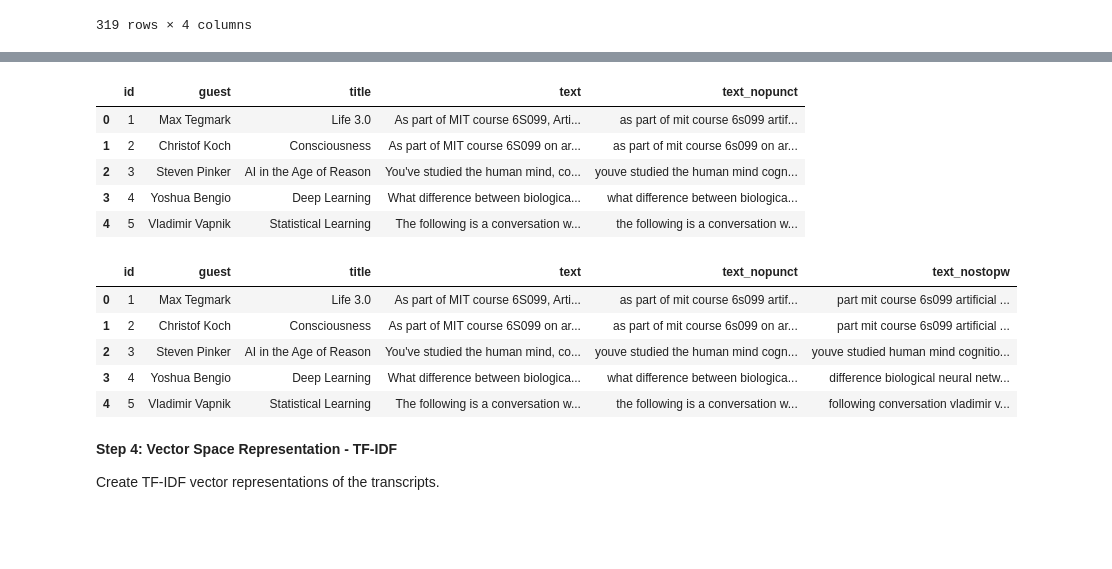
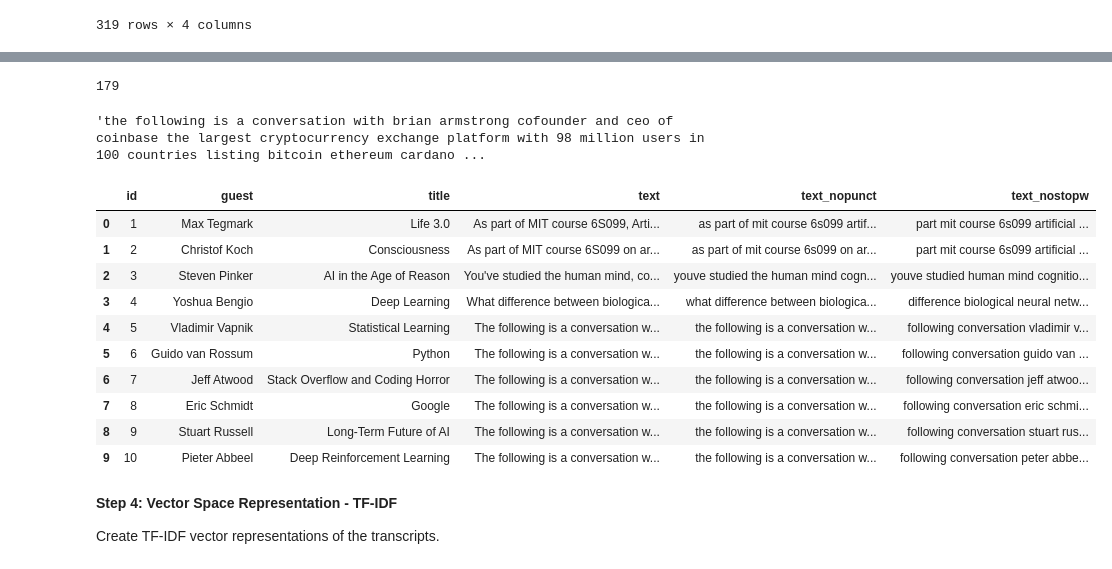
Before and after one commit to Pinkylml/Recuperaci-n-de-la-informacion-deberes, a Jupyter notebook: Homeworks/week11/podcast_ir.ipynb, the cells around one changed output, grey strips where cells are left out. Drawn from its saved outputs; the diff is of its cells as text; code cells hidden in the pictures; blank space fills up the shorter version.

```diff
--- a/Homeworks/week11/podcast_ir.ipynb
+++ b/Homeworks/week11/podcast_ir.ipynb
@@ -60,10 +81,29 @@ for doc in corpus:
+# %%
+print(len(stop_words))
+# %% [output]
+179
+# %%
+corpus_nostopw = [
+    ' '.join(word for word in doc.split(' ') if word not in stop_words)
+    for doc in corpus_nopunct
+]
+# %%
+corpus_nopunct[300]
+# %% [output]
+'the following is a conversation with brian armstrong cofounder and ceo of coinbase the largest cryptocurrency exchange platform with 98 million users in 100 countries listing bitcoin ethereum cardano ...
+# %%
+df['text_nostopw'] = corpus_nostopw
 # %%
-df['text_nopunct'] = corpus_nopunct
-df.head()
+df.head(10)
 # %% [output]
-|  | id | guest | title | text | text_nopunct |
-| 0 | 1 | Max Tegmark | Life 3.0 | As part of MIT course 6S099, Arti... | as part of mit course 6s099 artif... |
-| 1 | 2 | Christof Koch | Consciousness | As part of MIT course 6S099 on ar... | as part of mit course 6s099 on ar... |
-| 2 | 3 | Steven Pinker | AI in the Age of Reason | You've studied the human mind, co... | youve studied the human mind cogn... |
-| 3 | 4 | Yoshua Bengio | Deep Learning | What difference between biologica... | what difference between biologica... |
-| 4 | 5 | Vladimir Vapnik | Statistical Learning | The following is a conversation w... | the following is a conversation w... |
+|  | id | guest | title | text | text_nopunct | text_nostopw |
+| 0 | 1 | Max Tegmark | Life 3.0 | As part of MIT course 6S099, Arti... | as part of mit course 6s099 artif... | part mit course 6s099 artificial ... |
+| 1 | 2 | Christof Koch | Consciousness | As part of MIT course 6S099 on ar... | as part of mit course 6s099 on ar... | part mit course 6s099 artificial ... |
+| 2 | 3 | Steven Pinker | AI in the Age of Reason | You've studied the human mind, co... | youve studied the human mind cogn... | youve studied human mind cognitio... |
+| 3 | 4 | Yoshua Bengio | Deep Learning | What difference between biologica... | what difference between biologica... | difference biological neural netw... |
+| 4 | 5 | Vladimir Vapnik | Statistical Learning | The following is a conversation w... | the following is a conversation w... | following conversation vladimir v... |
+| 5 | 6 | Guido van Rossum | Python | The following is a conversation w... | the following is a conversation w... | following conversation guido van ... |
+| 6 | 7 | Jeff Atwood | Stack Overflow and Coding Horror | The following is a conversation w... | the following is a conversation w... | following conversation jeff atwoo... |
+| 7 | 8 | Eric Schmidt | Google | The following is a conversation w... | the following is a conversation w... | following conversation eric schmi... |
+| 8 | 9 | Stuart Russell | Long-Term Future of AI | The following is a conversation w... | the following is a conversation w... | following conversation stuart rus... |
+| 9 | 10 | Pieter Abbeel | Deep Reinforcement Learning | The following is a conversation w... | the following is a conversation w... | following conversation peter abbe... |
@@ -77,13 +110,3 @@ for doc in corpus_nopunct:
-# %%
-df['text_nostopw']=corpus_nost3
-df.head()
-# %% [output]
-|  | id | guest | title | text | text_nopunct | text_nostopw |
-| 0 | 1 | Max Tegmark | Life 3.0 | As part of MIT course 6S099, Arti... | as part of mit course 6s099 artif... | part mit course 6s099 artificial ... |
-| 1 | 2 | Christof Koch | Consciousness | As part of MIT course 6S099 on ar... | as part of mit course 6s099 on ar... | part mit course 6s099 artificial ... |
-| 2 | 3 | Steven Pinker | AI in the Age of Reason | You've studied the human mind, co... | youve studied the human mind cogn... | youve studied human mind cognitio... |
-| 3 | 4 | Yoshua Bengio | Deep Learning | What difference between biologica... | what difference between biologica... | difference biological neural netw... |
-| 4 | 5 | Vladimir Vapnik | Statistical Learning | The following is a conversation w... | the following is a conversation w... | following conversation vladimir v... |
 # %% [markdown]
 **Step 4: Vector Space Representation - TF-IDF**
 
```
Also changed, not shown: parts of 26 cells of this notebook, 1 other file.
